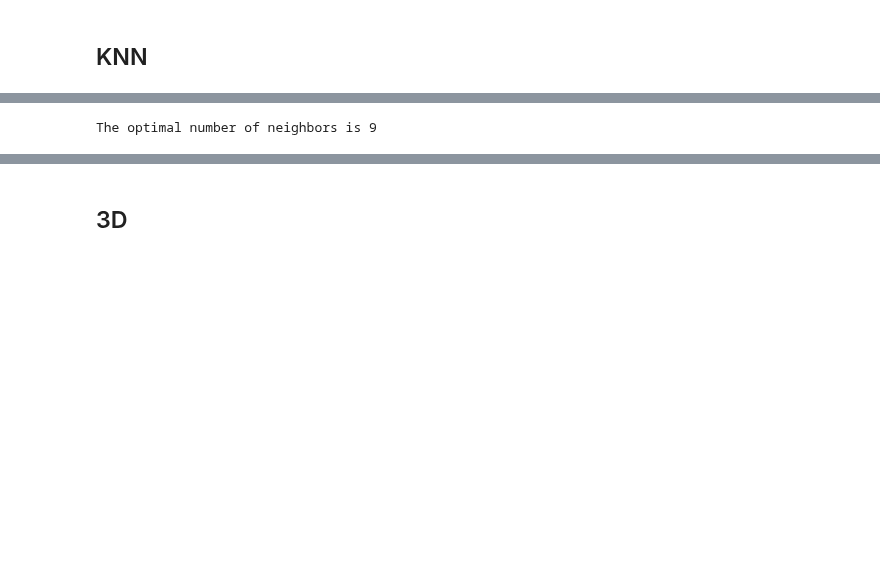
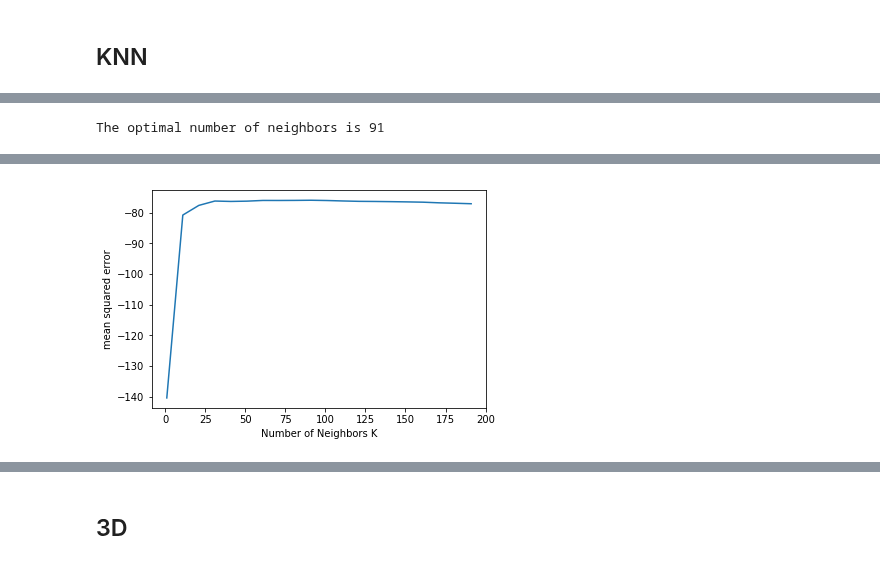
Before and after one commit to janickrohrbach/arthritis-net, a Jupyter notebook: embeddings_regression.ipynb, the cells around one changed output, grey strips where cells are left out. Drawn from its saved outputs; the diff is of its cells as text; code cells hidden in the pictures; blank space fills up the shorter version.

```diff
--- a/embeddings_regression.ipynb
+++ b/embeddings_regression.ipynb
@@ -99,7 +107,9 @@ from sklearn.model_selection import cross_val_score
 # %%
 cv_scores = []
 
-for k in range(1,10,2):
+kk = range(1,200,10)
+
+for k in kk:
     print(k)
     knn = KNeighborsRegressor(n_neighbors=k)
     scores = cross_val_score(knn, embeddings, y, cv=10, scoring='neg_mean_squared_error')
@@ -122,13 +162,14 @@ mse
 # %%
 # determining best k
-optimal_k = range(1,10,2)[mse.index(min(mse))]
+from matplotlib import pyplot as plt
+optimal_k = kk[mse.index(min(mse))]
 print("The optimal number of neighbors is %d" % optimal_k)
 
 # plot misclassification error vs k
 plt.close()
-plt.plot(range(1,10,2), mse)
+plt.plot(kk, cv_scores)
 plt.xlabel('Number of Neighbors K')
 plt.ylabel('mean squared error')
 plt.show()
 # %% [output]
-The optimal number of neighbors is 9
+The optimal number of neighbors is 91
@@ -136,0 +176 @@ The optimal number of neighbors is 9
+[figure, added]
```
Also changed, not shown: parts of 12 cells of this notebook, 2 other files.
